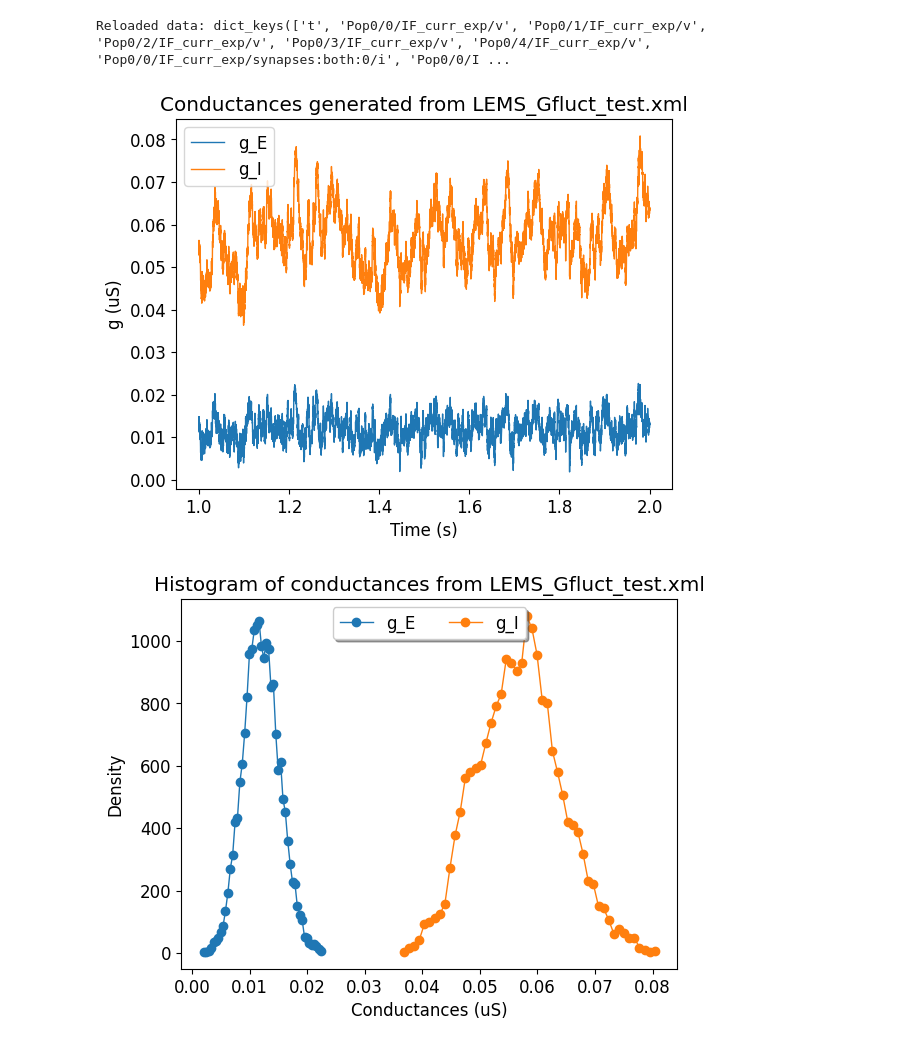
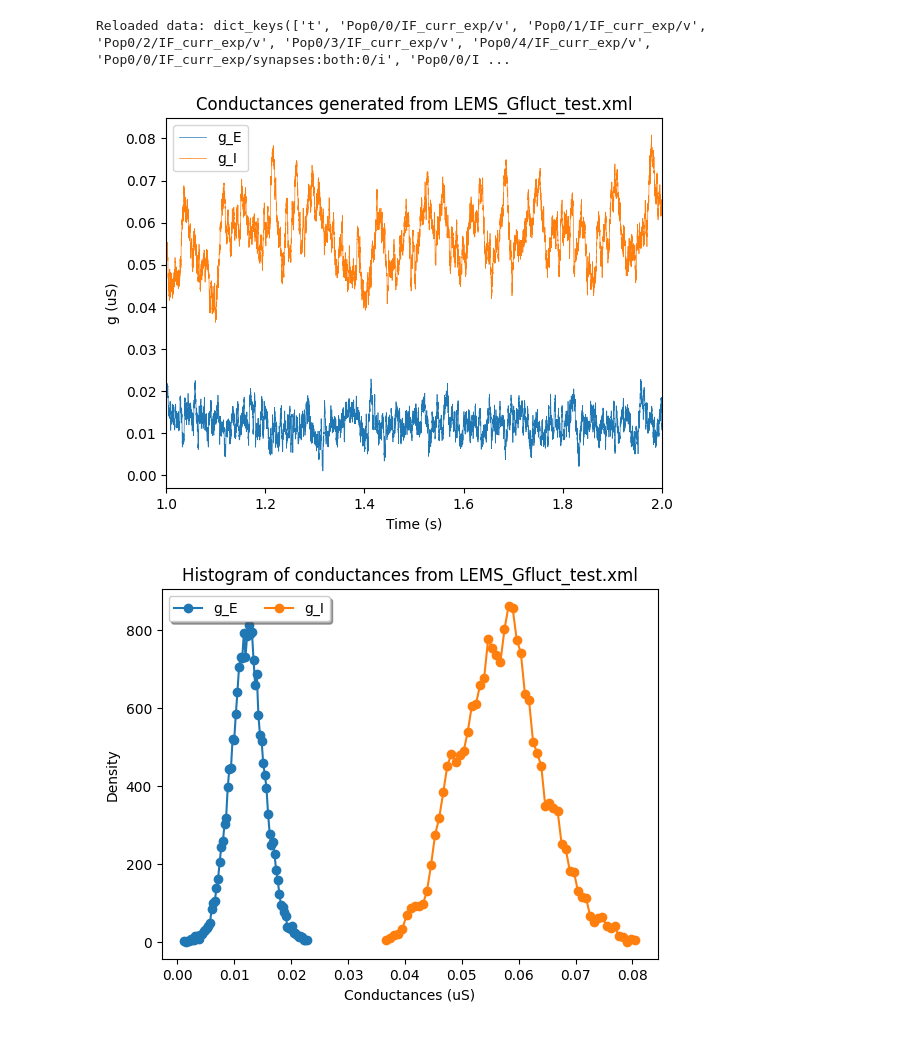
Before and after one commit to OpenSourceBrain/StochasticityShowcase, a Jupyter notebook: NeuroML2/TestGfluct.ipynb, the cells around one changed output. Cells and saved outputs as stored; diff of their text form; code cells hidden in the pictures.

```diff
--- a/NeuroML2/TestGfluct.ipynb
+++ b/NeuroML2/TestGfluct.ipynb
@@ -22,5 +20,8 @@ pyNeuroML >>> INFO - Command completed successfully!
 Finished running LEMS file: LEMS_Gfluct_test.xml
 # %%
+dt = 0.05
+data_start = int(1e3/dt)
+data_end = int(2e3/dt)
 
 for lems_file in lems_files:
 
@@ -37,9 +38,11 @@ for lems_file in lems_files:
                              yaxis = 'g (uS)',
                              labels=['g_E','g_I'],
                              title_above_plot=True,
-                             show_plot_already=False)
+                             show_plot_already=False,
+                             linewidths=[0.5, 0.5],
+                             xlim=[1,2])
 
-    bins=50
+    bins="auto"
 
     hist1, edges1 = numpy.histogram(numpy.array(results['Pop0/0/IF_curr_exp/synapses:both:0/g_e'][data_start:data_end])*1e6,bins=bins)
     mid1 = [e +(edges1[1]-edges1[0])/2 for e in edges1[:-1]]
@@ -49,7 +52,7 @@ for lems_file in lems_files:
 
     xs = [mid1,mid2]
     ys = [hist1, hist2]
-    markers = ['o','o','o']
+    markers = ['o','o']
     labels = ['g_E','g_I']
 
 
@@ -62,7 +65,8 @@ for lems_file in lems_files:
                              title_above_plot=True,
                              markers = markers,
                              show_plot_already=False,
-                             labels=labels)
+                             labels=labels,
+                             )
 
 
 plt.show()
@@ -72,3 +76,3 @@ pyNeuroML >>> INFO - Generating plot: Histogram of conductances from LEMS_Gfluct
 Reloaded data: dict_keys(['t', 'Pop0/0/IF_curr_exp/v', 'Pop0/1/IF_curr_exp/v', 'Pop0/2/IF_curr_exp/v', 'Pop0/3/IF_curr_exp/v', 'Pop0/4/IF_curr_exp/v', 'Pop0/0/IF_curr_exp/synapses:both:0/i', 'Pop0/0/I ...
-[figure, old version]
+[figure, new version]
-[figure, old version]
+[figure, new version]
```
Also changed, not shown: parts of 2 cells of this notebook.
